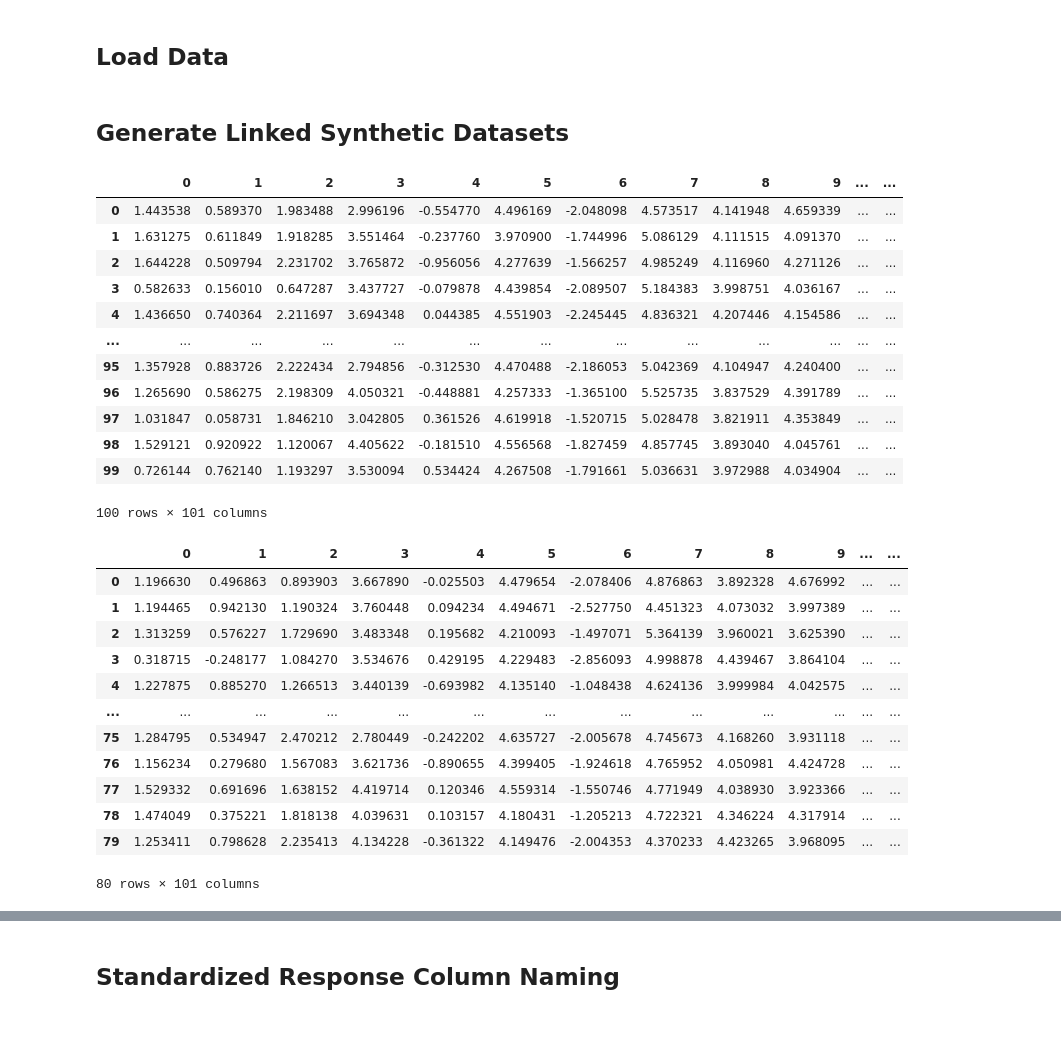
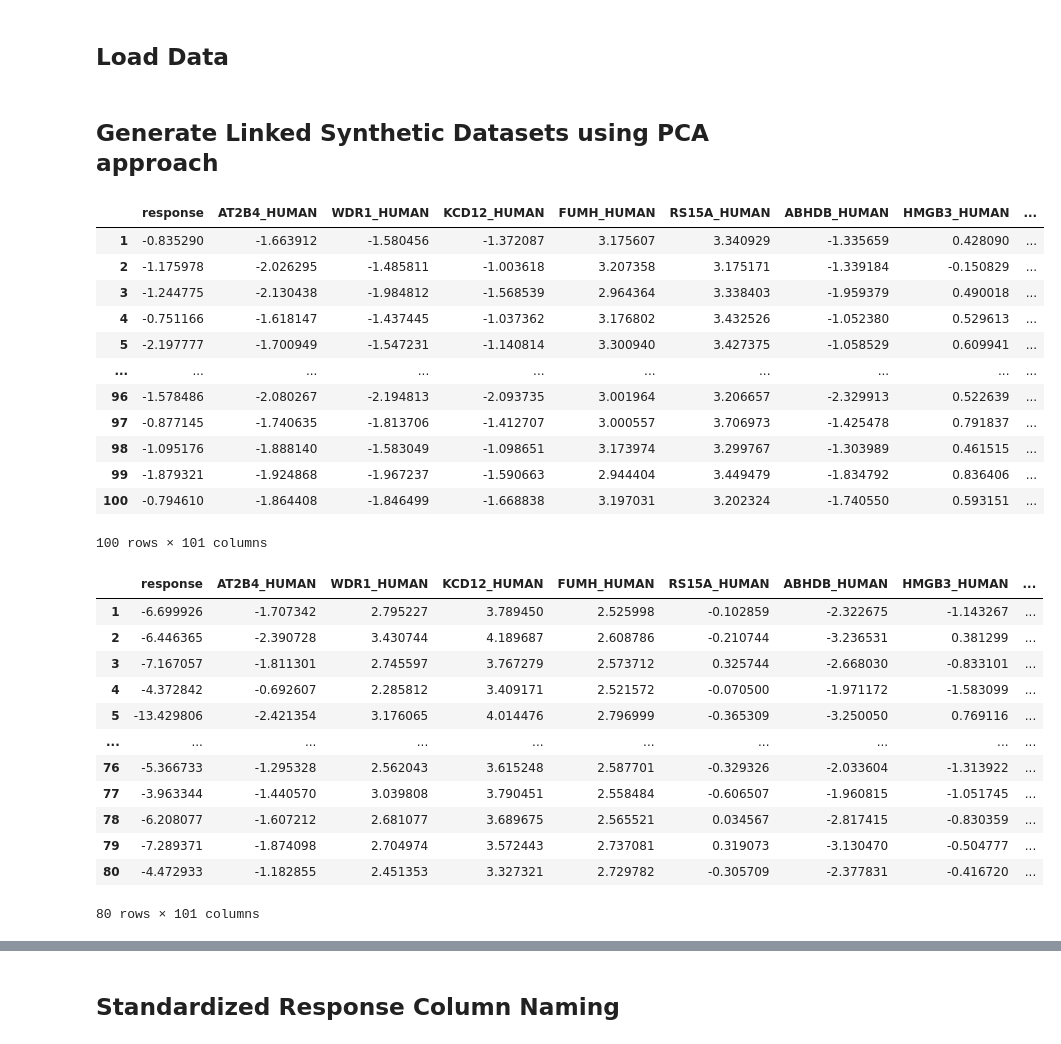
Before and after one commit to PNNL-Predictive-Phenomics/omicsTL, a Jupyter notebook: docs/example_v2.ipynb, the cells around one changed output, grey strips where cells are left out. Saved outputs shown, nothing was run; the diff lists cells and outputs as text; code cells hidden in the pictures.

Commit message:
## data generation changes

```diff
--- a/docs/example_v2.ipynb
+++ b/docs/example_v2.ipynb
@@ -26,55 +26,48 @@ num_samples_target = 50
 samples_target_test = 25
 samples_target_ensemble = 5
 # %% [markdown]
-## Generate Linked Synthetic Datasets
+## Generate Linked Synthetic Datasets using PCA approach
 # %%
 # Continuous response
 
-source_synth_data_cont, source_lc_info_cont, _ = generate_synth_data(
-    data = source_real_data, # input data
-    num_features = num_features, # number of output features
-    num_samples = num_samples_source, # number of output samples
-    response_fn = response_fn, # response function
-    snr = 1 # signal to noise ratio
-)
-
-target_synth_data_cont, _, _ = generate_synth_data(
-    data = target_real_data, # input data
-    num_features = num_features, # number of output features
-    num_samples = num_samples_target + samples_target_test + samples_target_ensemble, # number of output samples
-    response_fn = response_fn, # response function
-    prior_lc_info = source_lc_info_cont, # crucial to include else the source and target datasets aren't linked!
-    snr = 1 # signal to noise ratio
+source_synth_data_cont, target_synth_data_cont, _, _ = generate_synth_data_pca(
+    source_data = source_real_data,  # real source data
+    target_data = target_real_data,  # real target data
+    num_samples_source = num_samples_source,  # number of synthetic source samples
+    num_samples_target = num_samples_target + samples_target_test + samples_target_ensemble,  # number of synthetic target samples
+    response_fn = response_fn,  # response function
+    snr = 1,  # signal to noise ratio
+    num_features = num_features  # number of output features
 )
 
 display(source_synth_data_cont)
 display(target_synth_data_cont)
 # %% [output]
-|  | 0 | 1 | 2 | 3 | 4 | 5 | 6 | 7 | 8 | 9 | ... | ... |
-| 0 | 1.443538 | 0.589370 | 1.983488 | 2.996196 | -0.554770 | 4.496169 | -2.048098 | 4.573517 | 4.141948 | 4.659339 | ... | ... |
-| 1 | 1.631275 | 0.611849 | 1.918285 | 3.551464 | -0.237760 | 3.970900 | -1.744996 | 5.086129 | 4.111515 | 4.091370 | ... | ... |
-| 2 | 1.644228 | 0.509794 | 2.231702 | 3.765872 | -0.956056 | 4.277639 | -1.566257 | 4.985249 | 4.116960 | 4.271126 | ... | ... |
-| 3 | 0.582633 | 0.156010 | 0.647287 | 3.437727 | -0.079878 | 4.439854 | -2.089507 | 5.184383 | 3.998751 | 4.036167 | ... | ... |
-| 4 | 1.436650 | 0.740364 | 2.211697 | 3.694348 | 0.044385 | 4.551903 | -2.245445 | 4.836321 | 4.207446 | 4.154586 | ... | ... |
-| ... | ... | ... | ... | ... | ... | ... | ... | ... | ... | ... | ... | ... |
-| 95 | 1.357928 | 0.883726 | 2.222434 | 2.794856 | -0.312530 | 4.470488 | -2.186053 | 5.042369 | 4.104947 | 4.240400 | ... | ... |
-| 96 | 1.265690 | 0.586275 | 2.198309 | 4.050321 | -0.448881 | 4.257333 | -1.365100 | 5.525735 | 3.837529 | 4.391789 | ... | ... |
-| 97 | 1.031847 | 0.058731 | 1.846210 | 3.042805 | 0.361526 | 4.619918 | -1.520715 | 5.028478 | 3.821911 | 4.353849 | ... | ... |
-| 98 | 1.529121 | 0.920922 | 1.120067 | 4.405622 | -0.181510 | 4.556568 | -1.827459 | 4.857745 | 3.893040 | 4.045761 | ... | ... |
-| 99 | 0.726144 | 0.762140 | 1.193297 | 3.530094 | 0.534424 | 4.267508 | -1.791661 | 5.036631 | 3.972988 | 4.034904 | ... | ... |
+|  | response | AT2B4_HUMAN | WDR1_HUMAN | KCD12_HUMAN | FUMH_HUMAN | RS15A_HUMAN | ABHDB_HUMAN | HMGB3_HUMAN | ... |
+| 1 | -0.835290 | -1.663912 | -1.580456 | -1.372087 | 3.175607 | 3.340929 | -1.335659 | 0.428090 | ... |
+| 2 | -1.175978 | -2.026295 | -1.485811 | -1.003618 | 3.207358 | 3.175171 | -1.339184 | -0.150829 | ... |
+| 3 | -1.244775 | -2.130438 | -1.984812 | -1.568539 | 2.964364 | 3.338403 | -1.959379 | 0.490018 | ... |
+| 4 | -0.751166 | -1.618147 | -1.437445 | -1.037362 | 3.176802 | 3.432526 | -1.052380 | 0.529613 | ... |
+| 5 | -2.197777 | -1.700949 | -1.547231 | -1.140814 | 3.300940 | 3.427375 | -1.058529 | 0.609941 | ... |
+| ... | ... | ... | ... | ... | ... | ... | ... | ... | ... |
+| 96 | -1.578486 | -2.080267 | -2.194813 | -2.093735 | 3.001964 | 3.206657 | -2.329913 | 0.522639 | ... |
+| 97 | -0.877145 | -1.740635 | -1.813706 | -1.412707 | 3.000557 | 3.706973 | -1.425478 | 0.791837 | ... |
+| 98 | -1.095176 | -1.888140 | -1.583049 | -1.098651 | 3.173974 | 3.299767 | -1.303989 | 0.461515 | ... |
+| 99 | -1.879321 | -1.924868 | -1.967237 | -1.590663 | 2.944404 | 3.449479 | -1.834792 | 0.836406 | ... |
+| 100 | -0.794610 | -1.864408 | -1.846499 | -1.668838 | 3.197031 | 3.202324 | -1.740550 | 0.593151 | ... |
 100 rows × 101 columns
-|  | 0 | 1 | 2 | 3 | 4 | 5 | 6 | 7 | 8 | 9 | ... | ... |
-| 0 | 1.196630 | 0.496863 | 0.893903 | 3.667890 | -0.025503 | 4.479654 | -2.078406 | 4.876863 | 3.892328 | 4.676992 | ... | ... |
-| 1 | 1.194465 | 0.942130 | 1.190324 | 3.760448 | 0.094234 | 4.494671 | -2.527750 | 4.451323 | 4.073032 | 3.997389 | ... | ... |
-| 2 | 1.313259 | 0.576227 | 1.729690 | 3.483348 | 0.195682 | 4.210093 | -1.497071 | 5.364139 | 3.960021 | 3.625390 | ... | ... |
-| 3 | 0.318715 | -0.248177 | 1.084270 | 3.534676 | 0.429195 | 4.229483 | -2.856093 | 4.998878 | 4.439467 | 3.864104 | ... | ... |
-| 4 | 1.227875 | 0.885270 | 1.266513 | 3.440139 | -0.693982 | 4.135140 | -1.048438 | 4.624136 | 3.999984 | 4.042575 | ... | ... |
-| ... | ... | ... | ... | ... | ... | ... | ... | ... | ... | ... | ... | ... |
-| 75 | 1.284795 | 0.534947 | 2.470212 | 2.780449 | -0.242202 | 4.635727 | -2.005678 | 4.745673 | 4.168260 | 3.931118 | ... | ... |
-| 76 | 1.156234 | 0.279680 | 1.567083 | 3.621736 | -0.890655 | 4.399405 | -1.924618 | 4.765952 | 4.050981 | 4.424728 | ... | ... |
-| 77 | 1.529332 | 0.691696 | 1.638152 | 4.419714 | 0.120346 | 4.559314 | -1.550746 | 4.771949 | 4.038930 | 3.923366 | ... | ... |
-| 78 | 1.474049 | 0.375221 | 1.818138 | 4.039631 | 0.103157 | 4.180431 | -1.205213 | 4.722321 | 4.346224 | 4.317914 | ... | ... |
-| 79 | 1.253411 | 0.798628 | 2.235413 | 4.134228 | -0.361322 | 4.149476 | -2.004353 | 4.370233 | 4.423265 | 3.968095 | ... | ... |
+|  | response | AT2B4_HUMAN | WDR1_HUMAN | KCD12_HUMAN | FUMH_HUMAN | RS15A_HUMAN | ABHDB_HUMAN | HMGB3_HUMAN | ... |
+| 1 | -6.699926 | -1.707342 | 2.795227 | 3.789450 | 2.525998 | -0.102859 | -2.322675 | -1.143267 | ... |
+| 2 | -6.446365 | -2.390728 | 3.430744 | 4.189687 | 2.608786 | -0.210744 | -3.236531 | 0.381299 | ... |
+| 3 | -7.167057 | -1.811301 | 2.745597 | 3.767279 | 2.573712 | 0.325744 | -2.668030 | -0.833101 | ... |
+| 4 | -4.372842 | -0.692607 | 2.285812 | 3.409171 | 2.521572 | -0.070500 | -1.971172 | -1.583099 | ... |
+| 5 | -13.429806 | -2.421354 | 3.176065 | 4.014476 | 2.796999 | -0.365309 | -3.250050 | 0.769116 | ... |
+| ... | ... | ... | ... | ... | ... | ... | ... | ... | ... |
+| 76 | -5.366733 | -1.295328 | 2.562043 | 3.615248 | 2.587701 | -0.329326 | -2.033604 | -1.313922 | ... |
+| 77 | -3.963344 | -1.440570 | 3.039808 | 3.790451 | 2.558484 | -0.606507 | -1.960815 | -1.051745 | ... |
+| 78 | -6.208077 | -1.607212 | 2.681077 | 3.689675 | 2.565521 | 0.034567 | -2.817415 | -0.830359 | ... |
+| 79 | -7.289371 | -1.874098 | 2.704974 | 3.572443 | 2.737081 | 0.319073 | -3.130470 | -0.504777 | ... |
+| 80 | -4.472933 | -1.182855 | 2.451353 | 3.327321 | 2.729782 | -0.305709 | -2.377831 | -0.416720 | ... |
 80 rows × 101 columns
 # %%
 # Categorical response
```
Also changed, not shown: parts of 6 cells of this notebook, 4 other files.
